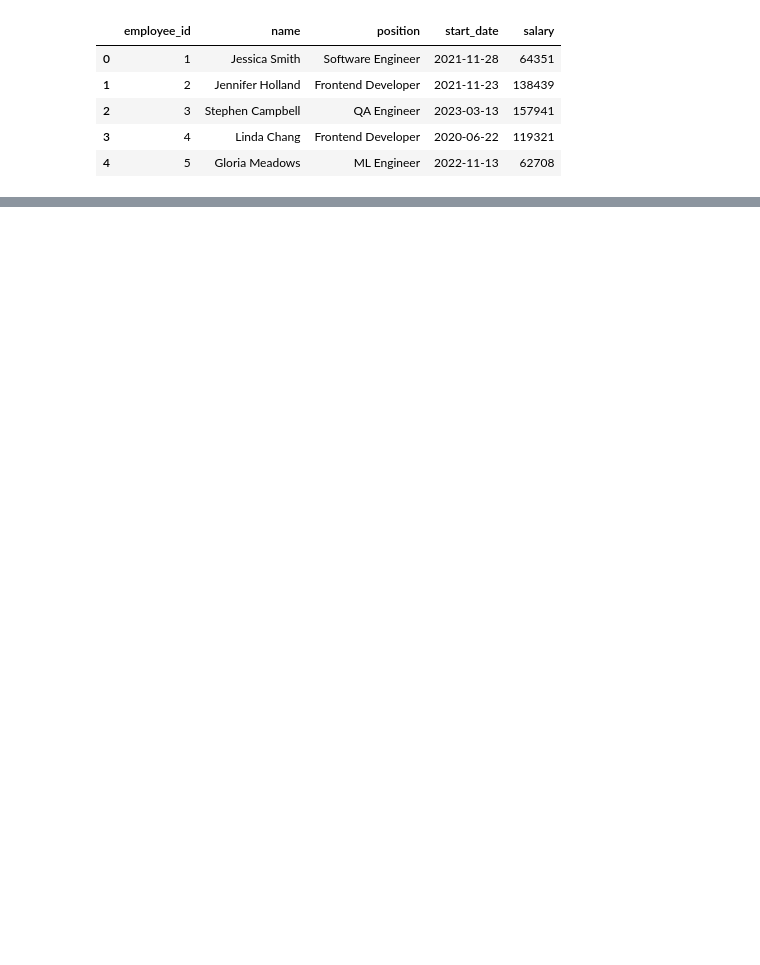
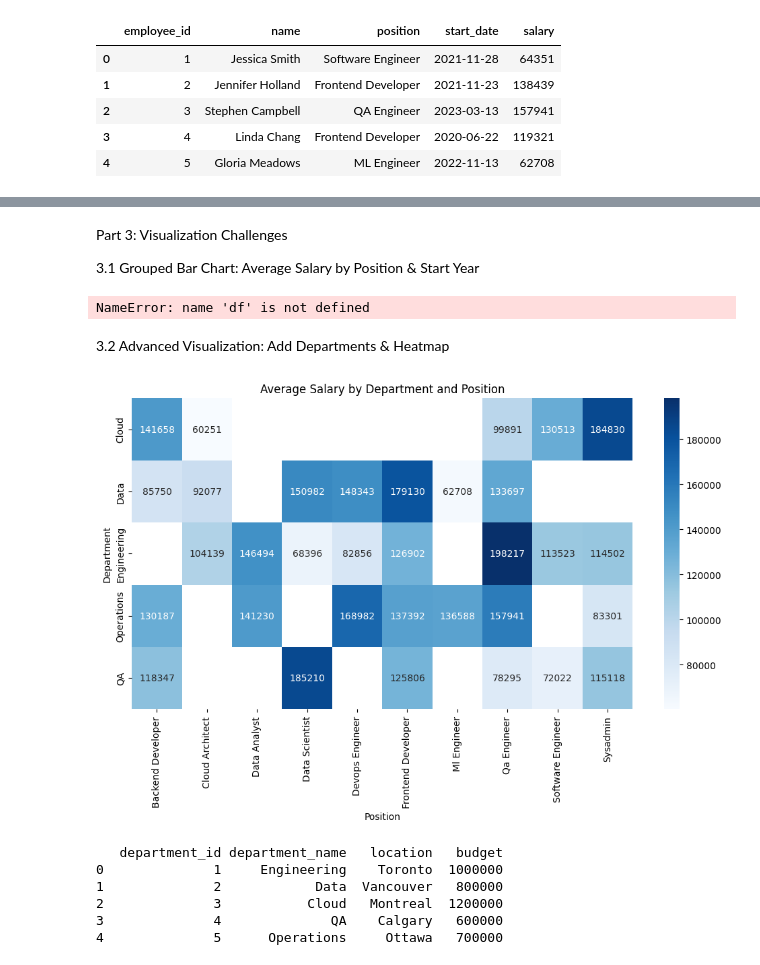
Before and after one commit to MandeepCon/Lab3-DataEngineering-EDA, a Jupyter notebook: Lab3-DataEngineering&EDA.ipynb, the cells around one changed output, grey strips where cells are left out. Drawn from its saved outputs; the diff is of its cells as text; code cells hidden in the pictures; blank space fills up the shorter version.

```diff
--- a/Lab3-DataEngineering&EDA.ipynb
+++ b/Lab3-DataEngineering&EDA.ipynb
@@ -118,19 +125,19 @@ import pandas as pd
 import psycopg2
 
 # Replace with your Neon connection details (remove quotes in the middle!)
-conn_str = "postgresql://lab3_owner:npg_gD9IybzlC5Yq@ep-plain-base-a8xn9vrd-pooler.eastus2.azure.neon.tech/lab3?sslmode=require"
+connection_string = "postgresql://lab3_owner:npg_gD9IybzlC5Yq@ep-plain-base-a8xn9vrd-pooler.eastus2.azure.neon.tech/lab3?sslmode=require"
 
 # Connect to the database
-conn = psycopg2.connect(conn_str)
+connection = psycopg2.connect(connection_string)
 
 # Query the table and load into Pandas DataFrame
-df = pd.read_sql_query("SELECT * FROM employees;", conn)
+data = pd.read_sql_query("SELECT * FROM employees;", connection)
 
 # Show the DataFrame
-print(df.head())
+print(data.head())
 
 # Close the connection
-conn.close()
+connection.close()
 # %% [output]
    employee_id              name            position  start_date  salary
 0            1     Jessica Smith   Software Engineer  2021-11-28   64351
@@ -204,6 +177,0 @@ No duplicate rows found in the DataFrame.
-# %%
-#Rename the columns for better readability
-df.rename(columns={'start_date': 'StartDate', 'name':'Name', 'position': 'Position', 'salary': 'SalaryUSD'}, inplace=True)
-print(df.head())
-print("\n")
-print("Columns renamed for better readability.")
@@ -235,6 +177,0 @@ df.describe()
-# %%
-# Extract the start year from start_date
-df['Start_Year'] = pd.DatetimeIndex(df['StartDate']).year
-
-# Preview the transformed data
-df[['employee_id', 'Position', 'StartDate', 'Start_Year']].head()
@@ -247,0 +322,56 @@ df[['employee_id', 'Position', 'StartDate', 'Start_Year']].head()
+# %% [markdown]
+Part 3: Visualization Challenges
+
+3.1 Grouped Bar Chart: Average Salary by Position & Start Year
+# %%
+import matplotlib.pyplot as plt
+import seaborn as sns
+
+avg_salary = df.groupby(['position', 'start_year'])['salary'].mean().reset_index()
+plt.figure(figsize=(16,8))
+sns.barplot(data=avg_salary, x='position', y='salary', hue='start_year')
+plt.title('Average Salary by Position and Start Year')
+plt.ylabel('Average Salary ($)')
+plt.xlabel('Position')
+plt.xticks(rotation=45)
+plt.legend(title='Start Year', bbox_to_anchor=(1.05, 1), loc='upper left')
+plt.tight_layout()
+plt.show()
+# %% [output]
+NameError: name 'df' is not defined
+# %% [markdown]
+3.2 Advanced Visualization: Add Departments & Heatmap
+# %%
+# Generate department data
+departments = ['Engineering', 'Data', 'Cloud', 'QA', 'Operations']
+df['department'] = [random.choice(departments) for _ in range(len(df))]
+
+# Heatmap data
+heatmap_data = df.groupby(['department', 'position'])['salary'].mean().unstack()
+plt.figure(figsize=(12,6))
+sns.heatmap(heatmap_data, annot=True, fmt=".0f", cmap='Blues')
+plt.title('Average Salary by Department and Position')
+plt.ylabel('Department')
+plt.xlabel('Position')
+plt.show()
+# %% [output]
+[figure, added]
+# %%
+import pandas as pd
+import random
+
+# Example departments
+departments = pd.DataFrame({
+    'department_id': [1, 2, 3, 4, 5],
+    'department_name': ['Engineering', 'Data', 'Cloud', 'QA', 'Operations'],
+    'location': ['Toronto', 'Vancouver', 'Montreal', 'Calgary', 'Ottawa'],
+    'budget': [1000000, 800000, 1200000, 600000, 700000]
+})
+print(departments)
+# %% [output]
+   department_id department_name   location   budget
+0              1     Engineering    Toronto  1000000
+1              2            Data  Vancouver   800000
+2              3           Cloud   Montreal  1200000
+3              4              QA    Calgary   600000
+4              5      Operations     Ottawa   700000
```
Also changed, not shown: parts of 31 cells of this notebook.
